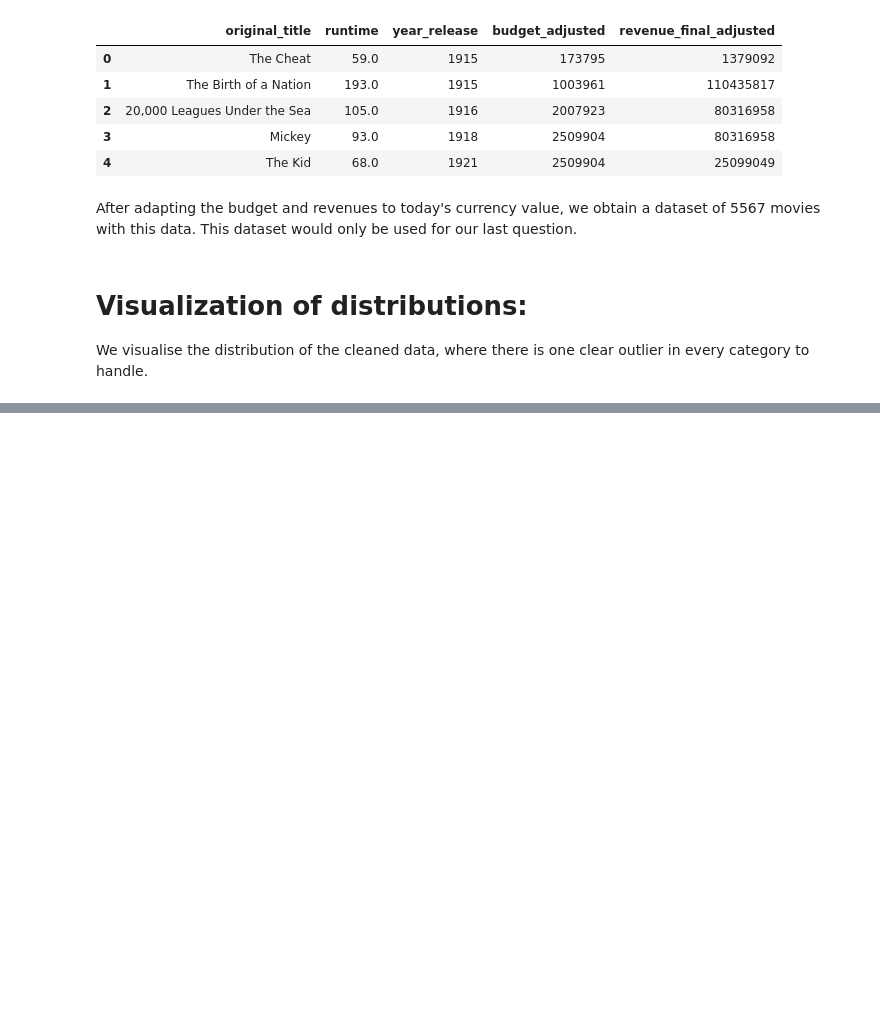
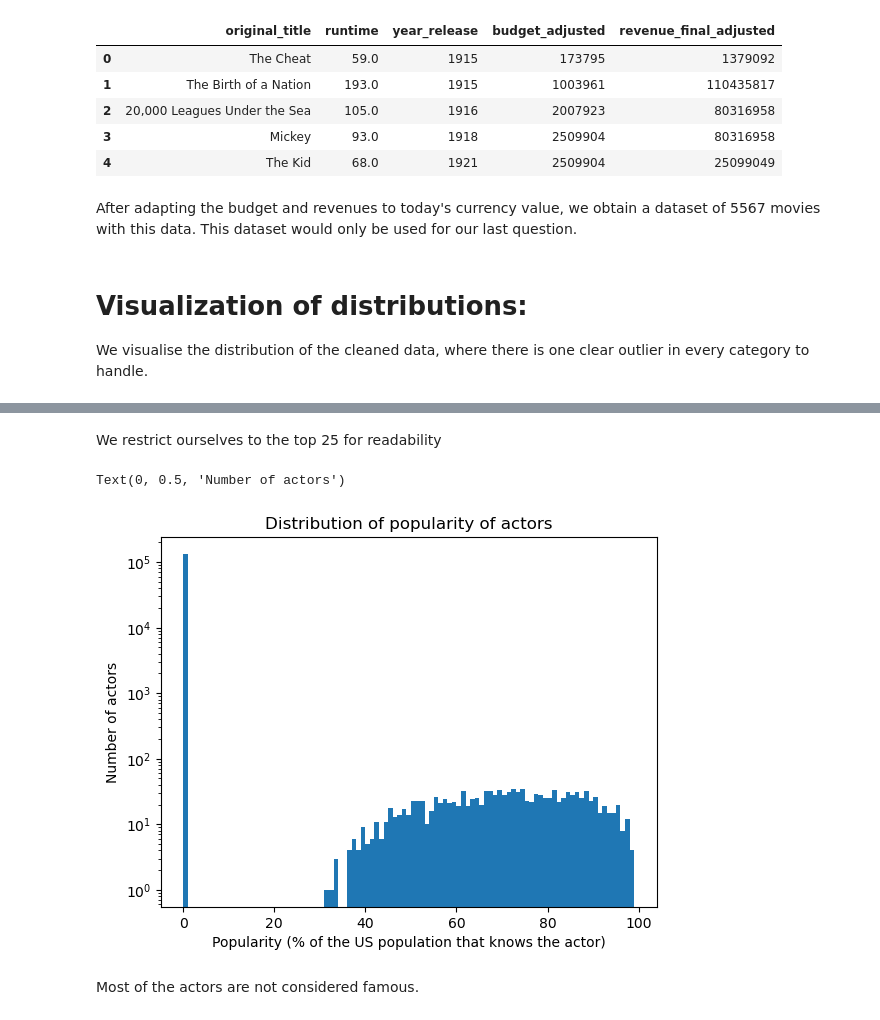
Before and after one commit to epfl-ada/ada-2023-project-shinebrightlikeadamon, a Jupyter notebook: data_preprocessing.ipynb, the cells around one changed output, grey strips where cells are left out. Drawn from its saved outputs; the diff is of its cells as text; code cells hidden in the pictures; blank space fills up the shorter version.

```diff
--- a/data_preprocessing.ipynb
+++ b/data_preprocessing.ipynb
@@ -760,0 +788,14 @@ plt.ylabel('Number of movies')
+# %% [markdown]
+We restrict ourselves to the top 25 for readability
+# %%
+#plot the distribution of Fame
+actors_list['Fame'].plot(kind='hist',bins=np.arange(0,100,1),logy=True)
+# add titles and labels in axis
+plt.title('Distribution of popularity of actors')
+plt.xlabel('Popularity (% of the US population that knows the actor)')
+plt.ylabel('Number of actors')
+# %% [output]
+Text(0, 0.5, 'Number of actors')
+[figure, added]
+# %% [markdown]
+Most of the actors are not considered famous.
```
Also changed, not shown: parts of 14 cells of this notebook, 1 other file.
